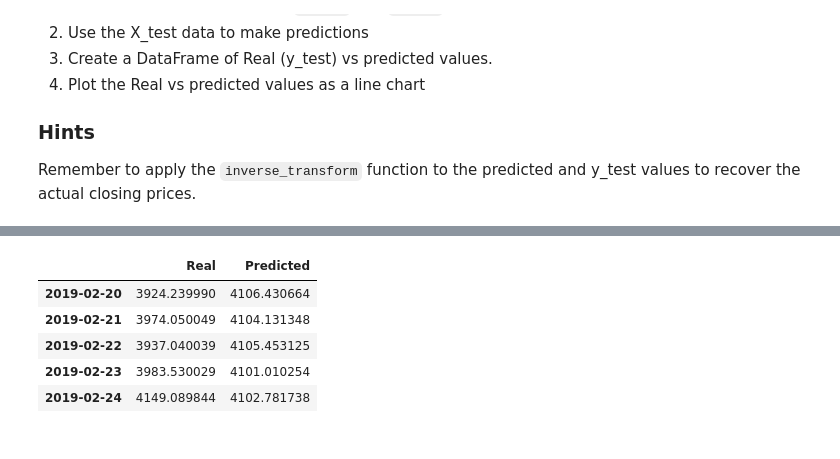
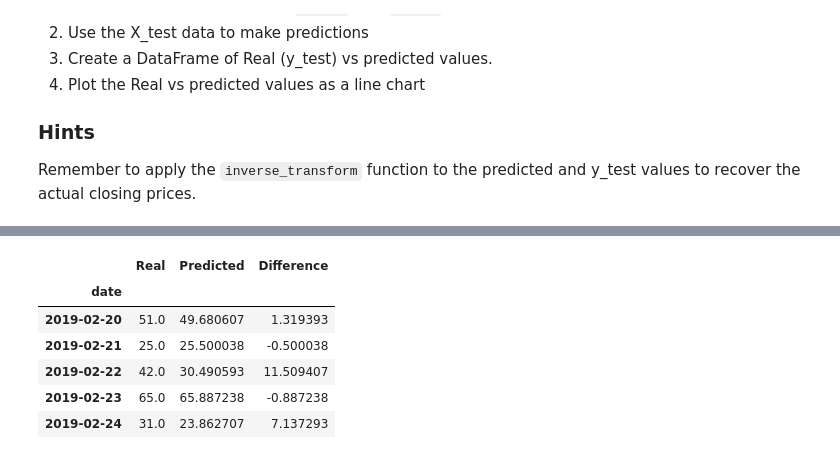
Before and after one commit to JQH84/BTC-RNN-PriceModeling, a Jupyter notebook: lstm_stock_predictor_fng.ipynb, the cells around one changed output, grey strips where cells are left out. Saved outputs shown, nothing was run; the diff lists cells and outputs as text; code cells hidden in the pictures.

Commit message:
added the fng notebook and some extra visuals to understand the model performance

```diff
--- a/lstm_stock_predictor_fng.ipynb
+++ b/lstm_stock_predictor_fng.ipynb
@@ -144,5 +216,5 @@ from tensorflow.keras.layers import LSTM, Dense, Dropout
 # %%
 # Compile the model
-# YOUR CODE HERE!
+model.compile(optimizer="adam", loss = "mean_squared_error")
 # %%
 # Summarize the model
@@ -170,5 +244,6 @@ _________________________________________________________________
 # Use at least 10 epochs
 # Do not shuffle the data
 # Experiement with the batch size, but a smaller batch size is recommended
-# YOUR CODE HERE!
+
+model.fit(X_train, y_train, epochs=20, shuffle=False, batch_size=3, verbose=1)
 # %% [output]
@@ -217,23 +322,25 @@ Remember to apply the `inverse_transform` function to the predicted and y_test v
 # %%
 # Make some predictions
-# YOUR CODE HERE!
+predicted = model.predict(X_test)
 # %%
 # Recover the original prices instead of the scaled version
-predicted_prices = y_test_scaler.inverse_transform(predicted)
-real_prices = y_test_scaler.inverse_transform(y_test.reshape(-1, 1))
+predicted_prices =  y_scaler.inverse_transform(predicted)
+real_prices =   y_scaler.inverse_transform(y_test)
 # %%
 # Create a DataFrame of Real and Predicted values
 stocks = pd.DataFrame({
     "Real": real_prices.ravel(),
-    "Predicted": predicted_prices.ravel()
+    "Predicted": predicted_prices.ravel(),
+    "Difference": real_prices.ravel() - predicted_prices.ravel()
 }, index = df.index[-len(real_prices): ])
 stocks.head()
 # %% [output]
-|  | Real | Predicted |
-| 2019-02-20 | 3924.239990 | 4106.430664 |
-| 2019-02-21 | 3974.050049 | 4104.131348 |
-| 2019-02-22 | 3937.040039 | 4105.453125 |
-| 2019-02-23 | 3983.530029 | 4101.010254 |
-| 2019-02-24 | 4149.089844 | 4102.781738 |
+|  | Real | Predicted | Difference |
+| date |  |  |  |
+| 2019-02-20 | 51.0 | 49.680607 | 1.319393 |
+| 2019-02-21 | 25.0 | 25.500038 | -0.500038 |
+| 2019-02-22 | 42.0 | 30.490593 | 11.509407 |
+| 2019-02-23 | 65.0 | 65.887238 | -0.887238 |
+| 2019-02-24 | 31.0 | 23.862707 | 7.137293 |
 # %%
 # Plot the real vs predicted values as a line chart
```
Also changed, not shown: parts of 20 cells of this notebook, 1 other file.
